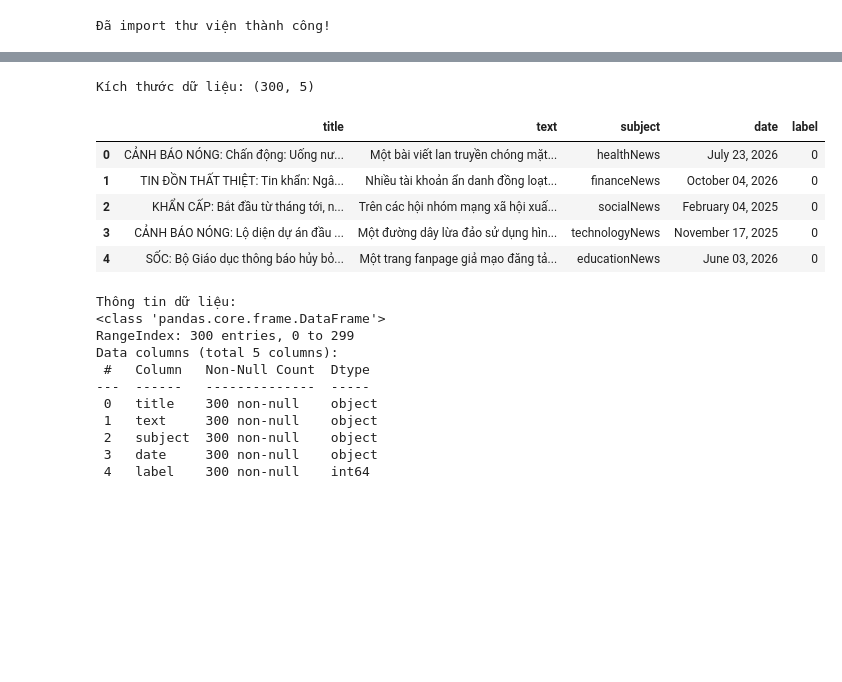
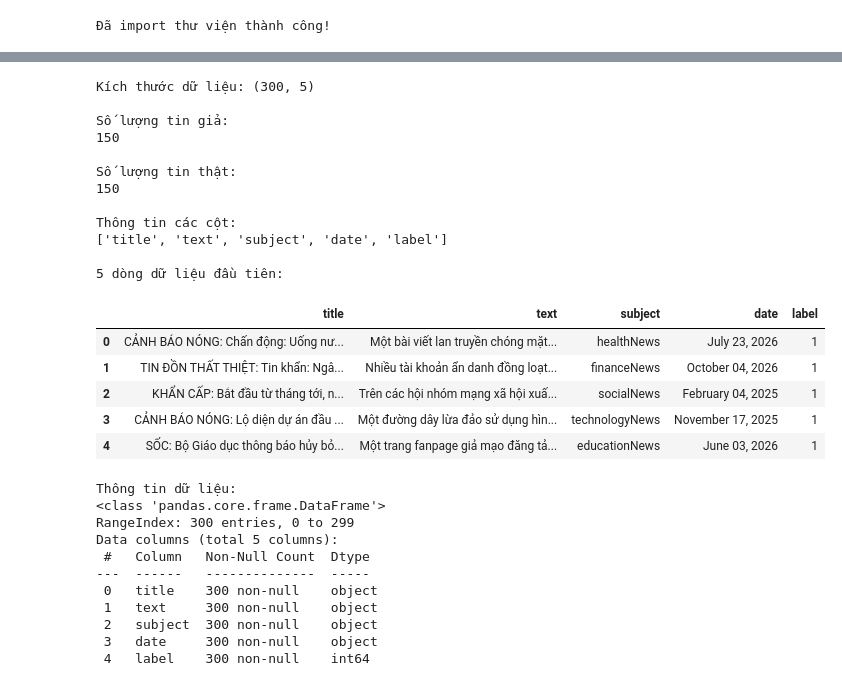
Before and after one commit to tranduchoa518-lang/fake-news-detection, a Jupyter notebook: notebooks/01_data_exploration.ipynb, the cells around one changed output, grey strips where cells are left out. Drawn from its saved outputs; the diff is of its cells as text; code cells hidden in the pictures; blank space fills up the shorter version.

```diff
--- a/notebooks/01_data_exploration.ipynb
+++ b/notebooks/01_data_exploration.ipynb
@@ -39,23 +63,54 @@ Saving True.csv to True.csv
 # %%
+
+# Đọc dữ liệu ISOT
 df_fake = pd.read_csv("Fake.csv")
 df_true = pd.read_csv("True.csv")
 
-df_fake["label"] = 0
-df_true["label"] = 1
+# Gán nhãn
+# 1: Tin giả
+# 0: Tin thật
+df_fake["label"] = 1
+df_true["label"] = 0
 
-df = pd.concat([df_fake, df_true], ignore_index=True)
+# Kết hợp hai bộ dữ liệu
+df = pd.concat(
+    [df_fake, df_true],
+    ignore_index=True
+)
 
+# Kiểm tra dữ liệu
 print("Kích thước dữ liệu:", df.shape)
 
-df.head()
+print("\nSố lượng tin giả:")
+print((df["label"] == 1).sum())
+
+print("\nSố lượng tin thật:")
+print((df["label"] == 0).sum())
+
+print("\nThông tin các cột:")
+print(df.columns.tolist())
+
+print("\n5 dòng dữ liệu đầu tiên:")
+display(df.head())
 # %% [output]
 Kích thước dữ liệu: (300, 5)
+
+Số lượng tin giả:
+150
+
+Số lượng tin thật:
+150
+
+Thông tin các cột:
+['title', 'text', 'subject', 'date', 'label']
+
+5 dòng dữ liệu đầu tiên:
 |  | title | text | subject | date | label |
-| 0 | CẢNH BÁO NÓNG: Chấn động: Uống nư... | Một bài viết lan truyền chóng mặt... | healthNews | July 23, 2026 | 0 |
-| 1 | TIN ĐỒN THẤT THIỆT: Tin khẩn: Ngâ... | Nhiều tài khoản ẩn danh đồng loạt... | financeNews | October 04, 2026 | 0 |
-| 2 | KHẨN CẤP: Bắt đầu từ tháng tới, n... | Trên các hội nhóm mạng xã hội xuấ... | socialNews | February 04, 2025 | 0 |
-| 3 | CẢNH BÁO NÓNG: Lộ diện dự án đầu ... | Một đường dây lừa đảo sử dụng hìn... | technologyNews | November 17, 2025 | 0 |
-| 4 | SỐC: Bộ Giáo dục thông báo hủy bỏ... | Một trang fanpage giả mạo đăng tả... | educationNews | June 03, 2026 | 0 |
+| 0 | CẢNH BÁO NÓNG: Chấn động: Uống nư... | Một bài viết lan truyền chóng mặt... | healthNews | July 23, 2026 | 1 |
+| 1 | TIN ĐỒN THẤT THIỆT: Tin khẩn: Ngâ... | Nhiều tài khoản ẩn danh đồng loạt... | financeNews | October 04, 2026 | 1 |
+| 2 | KHẨN CẤP: Bắt đầu từ tháng tới, n... | Trên các hội nhóm mạng xã hội xuấ... | socialNews | February 04, 2025 | 1 |
+| 3 | CẢNH BÁO NÓNG: Lộ diện dự án đầu ... | Một đường dây lừa đảo sử dụng hìn... | technologyNews | November 17, 2025 | 1 |
+| 4 | SỐC: Bộ Giáo dục thông báo hủy bỏ... | Một trang fanpage giả mạo đăng tả... | educationNews | June 03, 2026 | 1 |
 # %%
 print("Thông tin dữ liệu:")
 df.info()
```
Also changed, not shown: parts of 3 cells of this notebook.
